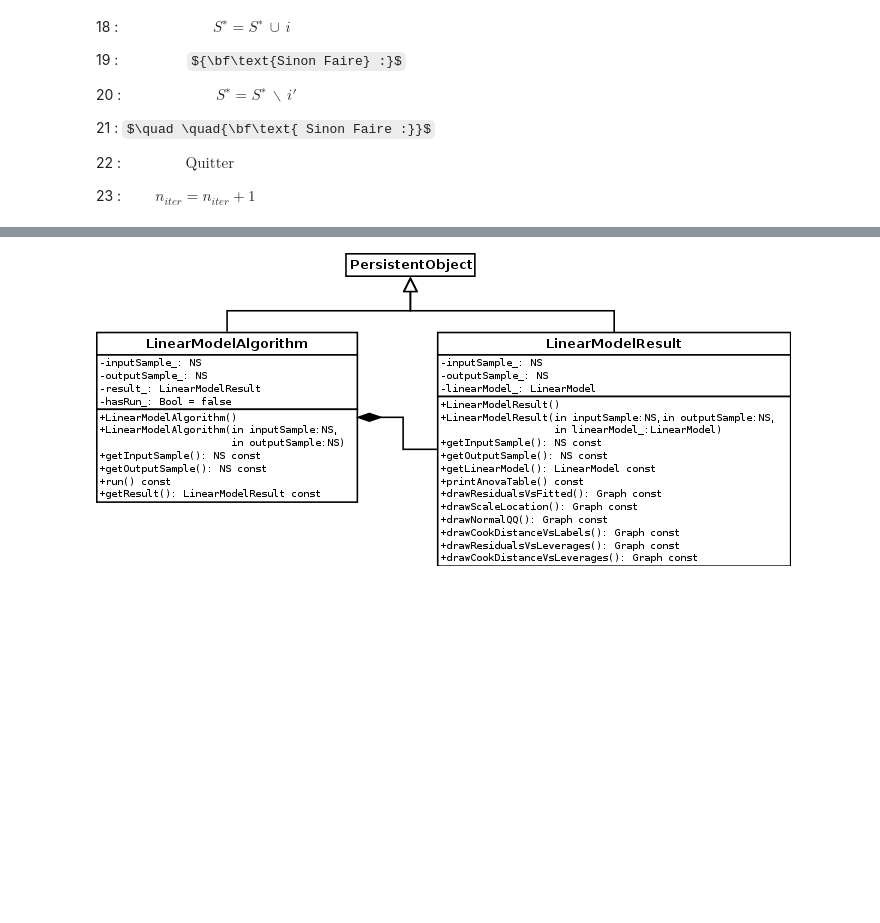
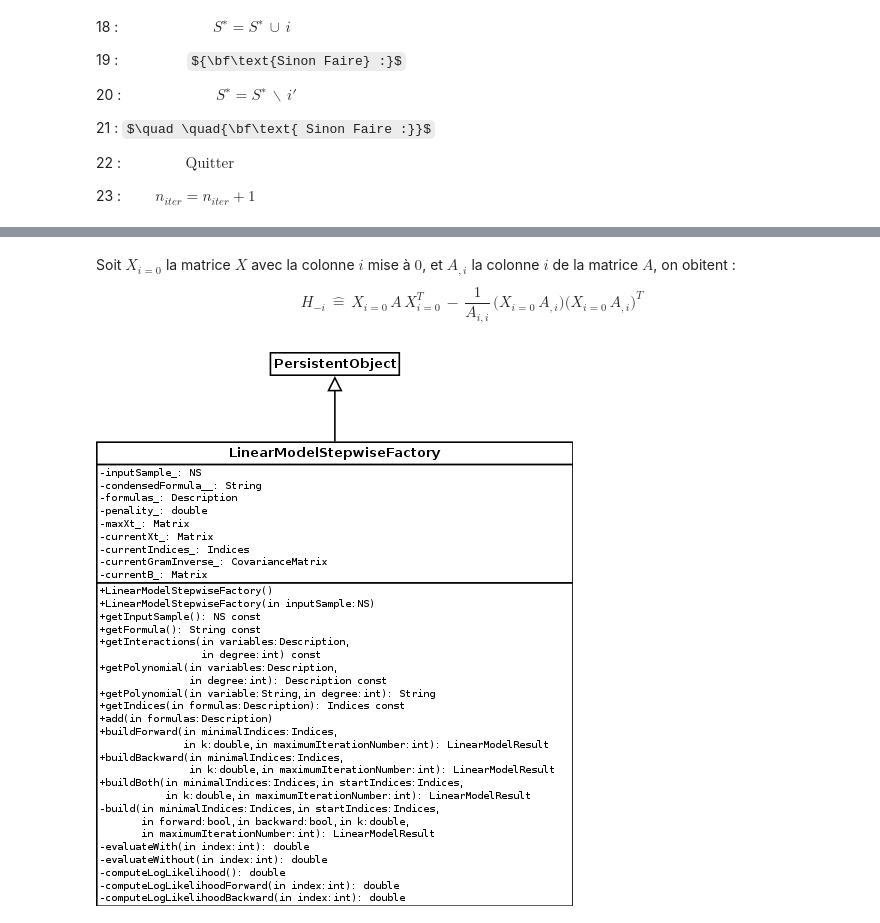
Before and after one commit to louisblanchard/openturns, a Jupyter notebook: doc/LinearModelStepwiseFactory.ipynb, the cells around one changed output, grey strips where cells are left out. Cells and saved outputs as stored; diff of their text form; code cells hidden in the pictures; some formulas as TeX source; blank space fills up the shorter version.

Commit message:
Update notebook for LinearModelStepwiseFactory

```diff
--- a/doc/LinearModelStepwiseFactory.ipynb
+++ b/doc/LinearModelStepwiseFactory.ipynb
@@ -196,5 +191,8 @@ private:
+# %% [markdown]
+Soit $X_{i=0}$ la matrice $X$ avec la colonne $i$ mise à $0$, et $A_{,i}$ la colonne $i$ de la matrice $A$, on obitent :
+$$\boxed{H_{−i} \,\hat{=}\,X_{i=0}\,A\,X_{i=0}^T \,-\,\frac {1}{A_{i,i}}\,  \big(X_{i=0}\,A_{,i}\big) \big(X_{i=0}\,A_{,i}\big)^T   }$$
 # %%
 from IPython.display import Image
-Image(filename='LinearModelAlgorithm.png')
+Image(filename='LinearModelStepwiseFactory.png')
 # %% [output]
-[figure, old version]
+[figure, new version]
```
Also changed, not shown: parts of 17 cells of this notebook.
